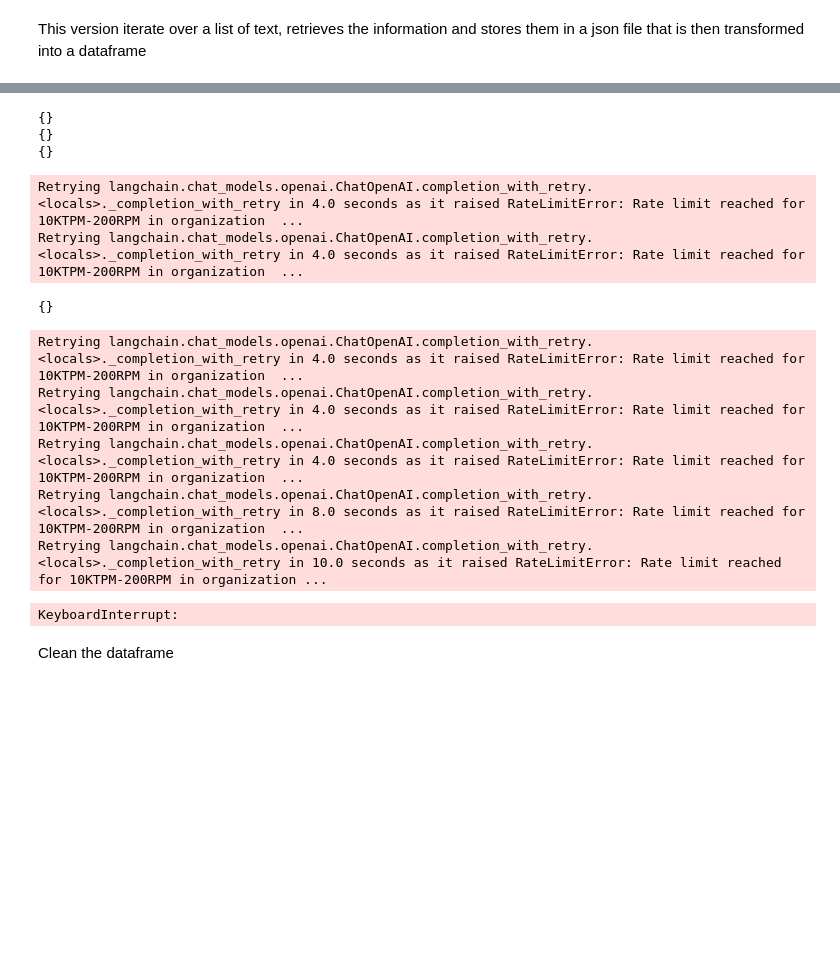
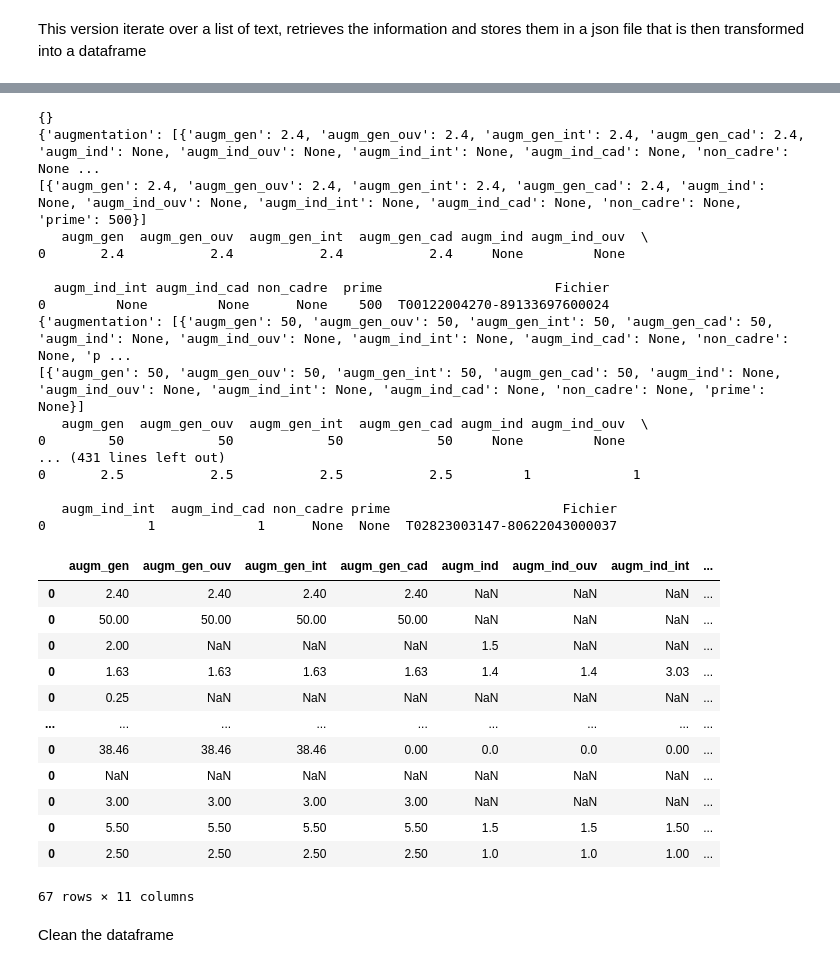
Before and after one commit to JonathanGarson/gpt_2023, a Jupyter notebook: notebooks/gpt_prompt.ipynb, the cells around one changed output, grey strips where cells are left out. Drawn from its saved outputs; the diff is of its cells as text; code cells hidden in the pictures; blank space fills up the shorter version.

```diff
--- a/notebooks/gpt_prompt.ipynb
+++ b/notebooks/gpt_prompt.ipynb
@@ -321,21 +321,21 @@ node, extraction_validator = from_pydantic(
 openai_api_key = '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'
 
 llm = ChatOpenAI(
-    model_name = "gpt-4",
+    model_name = "gpt-3.5-turbo-16k",
     temperature=0,
     max_tokens=400, #token for completion
     openai_api_key=openai_api_key
 )
 
-directory = r"../data/text/txt/*.txt"
+directory = glob.glob(r"../data/text/txt/*.txt")
 
 # Initialize an empty DataFrame to store the final results
 final_df = pd.DataFrame()
 
 # Iterate over each file in the directory
-for file in glob.glob(directory):
+for file in directory[0:70]:
     file_name = os.path.basename(file)[0:27]
-    with open(file, 'r') as f:
+    with open(file, 'r', encoding='utf-8') as f:
         text = f.read()
 
     # Create the extraction chain
@@ -378,16 +378,34 @@ C:\Users\garsonj\AppData\Local\Temp\ipykernel_26996\2566356238.py:301: PydanticD
   @validator('augm_gen', pre=True, always=True)
 {}
-{}
-{}
+{'augmentation': [{'augm_gen': 2.4, 'augm_gen_ouv': 2.4, 'augm_gen_int': 2.4, 'augm_gen_cad': 2.4, 'augm_ind': None, 'augm_ind_ouv': None, 'augm_ind_int': None, 'augm_ind_cad': None, 'non_cadre': None ...
+[{'augm_gen': 2.4, 'augm_gen_ouv': 2.4, 'augm_gen_int': 2.4, 'augm_gen_cad': 2.4, 'augm_ind': None, 'augm_ind_ouv': None, 'augm_ind_int': None, 'augm_ind_cad': None, 'non_cadre': None, 'prime': 500}]
+   augm_gen  augm_gen_ouv  augm_gen_int  augm_gen_cad augm_ind augm_ind_ouv  \
+0       2.4           2.4           2.4           2.4     None         None
+
+  augm_ind_int augm_ind_cad non_cadre  prime                      Fichier
+0         None         None      None    500  T00122004270-89133697600024
+{'augmentation': [{'augm_gen': 50, 'augm_gen_ouv': 50, 'augm_gen_int': 50, 'augm_gen_cad': 50, 'augm_ind': None, 'augm_ind_ouv': None, 'augm_ind_int': None, 'augm_ind_cad': None, 'non_cadre': None, 'p ...
+[{'augm_gen': 50, 'augm_gen_ouv': 50, 'augm_gen_int': 50, 'augm_gen_cad': 50, 'augm_ind': None, 'augm_ind_ouv': None, 'augm_ind_int': None, 'augm_ind_cad': None, 'non_cadre': None, 'prime': None}]
+   augm_gen  augm_gen_ouv  augm_gen_int  augm_gen_cad augm_ind augm_ind_ouv  \
+0        50            50            50            50     None         None
+... (431 lines left out)
+0       2.5           2.5           2.5           2.5         1             1
+
+   augm_ind_int  augm_ind_cad non_cadre prime                      Fichier
+0             1             1      None  None  T02823003147-80622043000037
+|  | augm_gen | augm_gen_ouv | augm_gen_int | augm_gen_cad | augm_ind | augm_ind_ouv | augm_ind_int | ... |
+| 0 | 2.40 | 2.40 | 2.40 | 2.40 | NaN | NaN | NaN | ... |
+| 0 | 50.00 | 50.00 | 50.00 | 50.00 | NaN | NaN | NaN | ... |
+| 0 | 2.00 | NaN | NaN | NaN | 1.5 | NaN | NaN | ... |
+| 0 | 1.63 | 1.63 | 1.63 | 1.63 | 1.4 | 1.4 | 3.03 | ... |
+| 0 | 0.25 | NaN | NaN | NaN | NaN | NaN | NaN | ... |
+| ... | ... | ... | ... | ... | ... | ... | ... | ... |
+| 0 | 38.46 | 38.46 | 38.46 | 0.00 | 0.0 | 0.0 | 0.00 | ... |
+| 0 | NaN | NaN | NaN | NaN | NaN | NaN | NaN | ... |
+| 0 | 3.00 | 3.00 | 3.00 | 3.00 | NaN | NaN | NaN | ... |
+| 0 | 5.50 | 5.50 | 5.50 | 5.50 | 1.5 | 1.5 | 1.50 | ... |
+| 0 | 2.50 | 2.50 | 2.50 | 2.50 | 1.0 | 1.0 | 1.00 | ... |
-Retrying langchain.chat_models.openai.ChatOpenAI.completion_with_retry.<locals>._completion_with_retry in 4.0 seconds as it raised RateLimitError: Rate limit reached for 10KTPM-200RPM in organization  ...
-Retrying langchain.chat_models.openai.ChatOpenAI.completion_with_retry.<locals>._completion_with_retry in 4.0 seconds as it raised RateLimitError: Rate limit reached for 10KTPM-200RPM in organization  ...
+67 rows × 11 columns
-{}
-Retrying langchain.chat_models.openai.ChatOpenAI.completion_with_retry.<locals>._completion_with_retry in 4.0 seconds as it raised RateLimitError: Rate limit reached for 10KTPM-200RPM in organization  ...
-Retrying langchain.chat_models.openai.ChatOpenAI.completion_with_retry.<locals>._completion_with_retry in 4.0 seconds as it raised RateLimitError: Rate limit reached for 10KTPM-200RPM in organization  ...
-Retrying langchain.chat_models.openai.ChatOpenAI.completion_with_retry.<locals>._completion_with_retry in 4.0 seconds as it raised RateLimitError: Rate limit reached for 10KTPM-200RPM in organization  ...
-Retrying langchain.chat_models.openai.ChatOpenAI.completion_with_retry.<locals>._completion_with_retry in 8.0 seconds as it raised RateLimitError: Rate limit reached for 10KTPM-200RPM in organization  ...
-Retrying langchain.chat_models.openai.ChatOpenAI.completion_with_retry.<locals>._completion_with_retry in 10.0 seconds as it raised RateLimitError: Rate limit reached for 10KTPM-200RPM in organization ...
-KeyboardInterrupt:
 # %% [markdown]
 Clean the dataframe
 # %%
```
Also changed, not shown: parts of 2 cells of this notebook, 47 other files.
